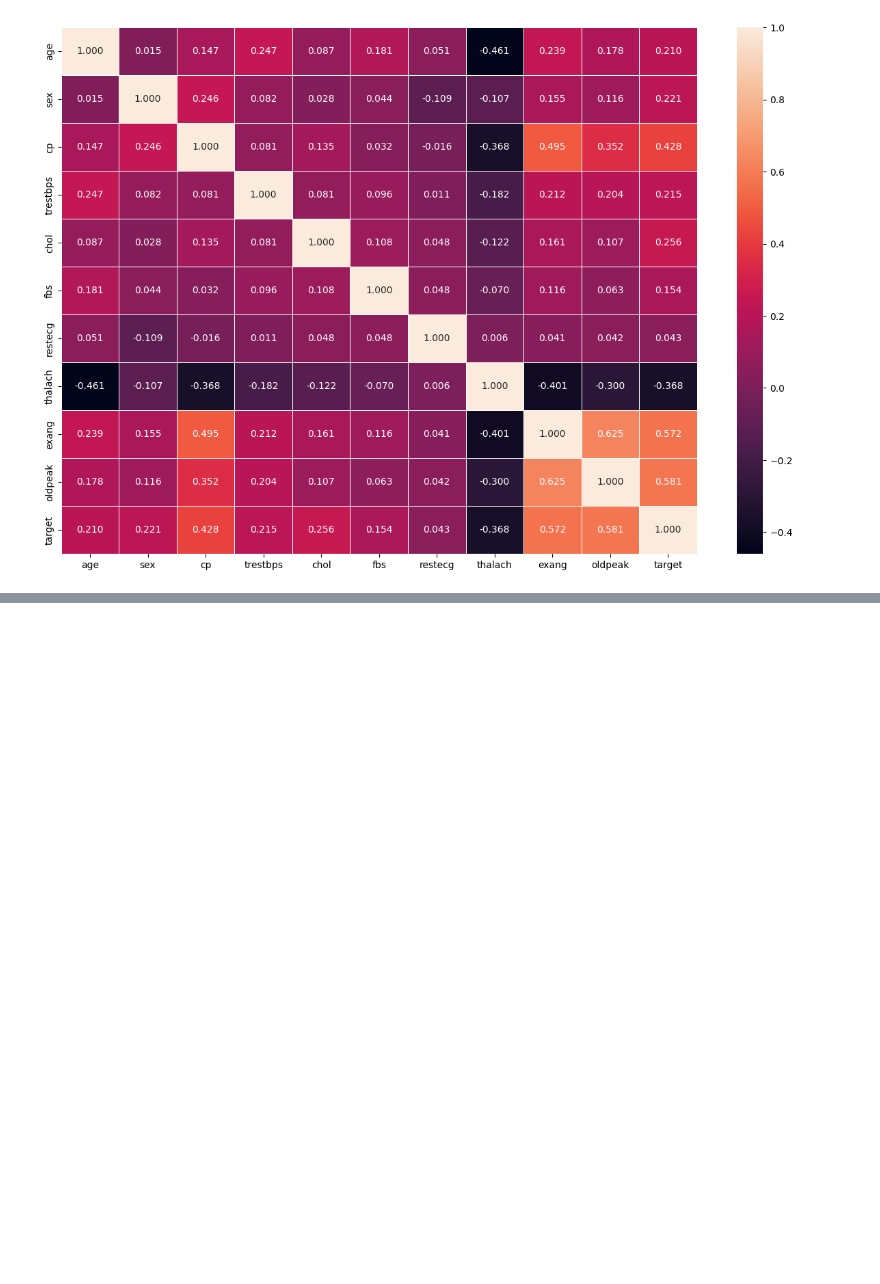
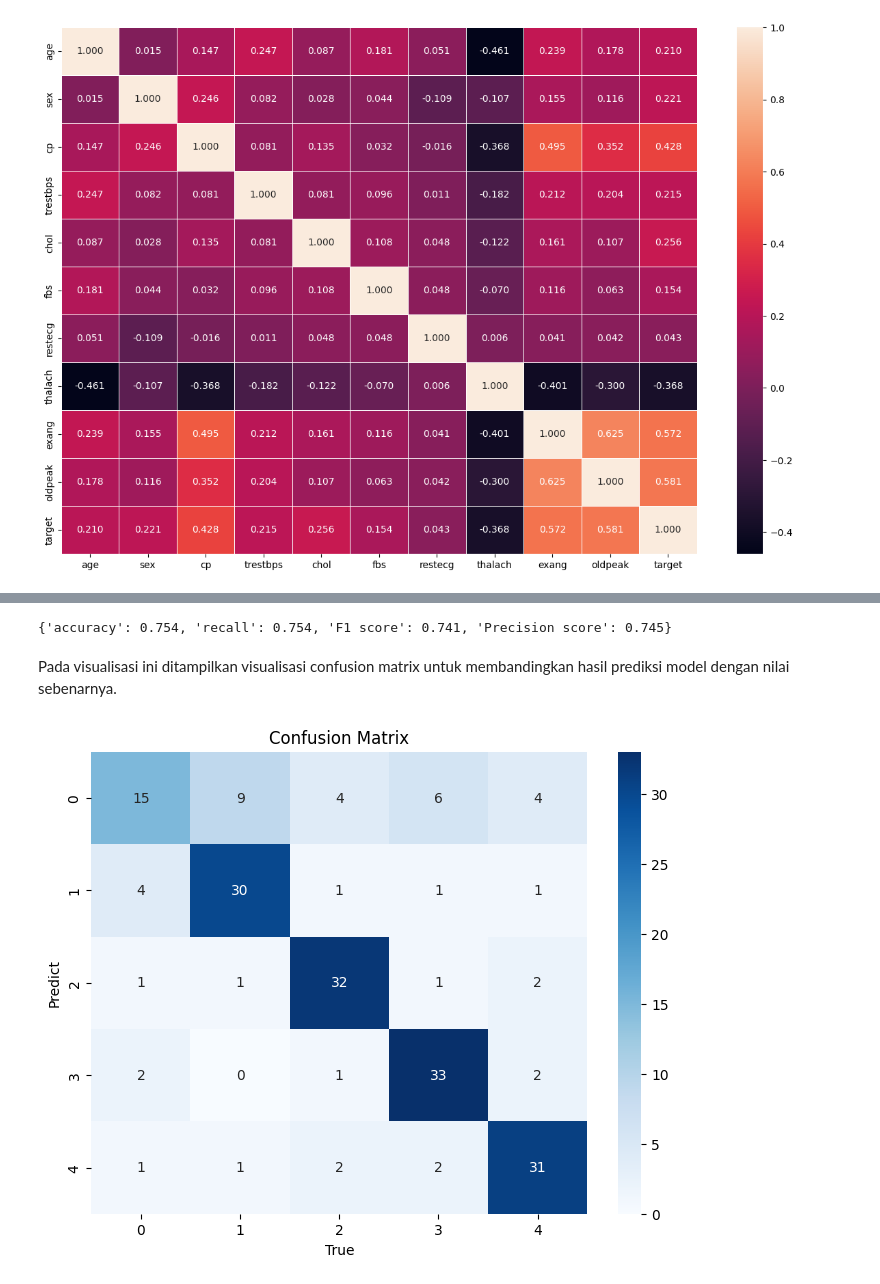
Before and after one commit to IMANIAR17/IMANIAR17-Tugas-Minggu-1-BK-Data-Science, a Jupyter notebook: Tugas_Minggu_1_BK_Data_Science.ipynb, the cells around one changed output, grey strips where cells are left out. Saved outputs shown, nothing was run; the diff lists cells and outputs as text; code cells hidden in the pictures; blank space fills up the shorter version.

```diff
--- a/Tugas_Minggu_1_BK_Data_Science.ipynb
+++ b/Tugas_Minggu_1_BK_Data_Science.ipynb
@@ -444,0 +597,3 @@ sns.heatmap(cor_mat,annot=True,linewidths=0.5,fmt=".3f")
+# %%
+# membagi fitur dan target menjadi data train dan test (untuk yang oversample saja)
+X_train, X_test, y_train, y_test = train_test_split(X_smote_resampled, y_smote_resampled, test_size=0.2, random_state=42,stratify=y_smote_resampled)
@@ -444,0 +632,8 @@ sns.heatmap(cor_mat,annot=True,linewidths=0.5,fmt=".3f")
+# %%
+from sklearn.neighbors import KNeighborsClassifier
+from sklearn.ensemble import RandomForestClassifier
+from xgboost import XGBClassifier
+from sklearn.metrics import accuracy_score, classification_report
+
+knn_model = KNeighborsClassifier(n_neighbors = 3)
+knn_model.fit(X_train, y_train)
@@ -444,0 +645,2 @@ sns.heatmap(cor_mat,annot=True,linewidths=0.5,fmt=".3f")
+# %%
+y_pred_knn = knn_model.predict(X_test)
@@ -444,0 +668,17 @@ sns.heatmap(cor_mat,annot=True,linewidths=0.5,fmt=".3f")
+# %%
+evaluation(y_test,y_pred_knn)
+# %% [output]
+{'accuracy': 0.754, 'recall': 0.754, 'F1 score': 0.741, 'Precision score': 0.745}
+# %% [markdown]
+Pada visualisasi ini ditampilkan visualisasi confusion matrix untuk membandingkan hasil prediksi model dengan nilai sebenarnya.
+# %%
+cm = confusion_matrix(y_test, y_pred_knn)
+
+plt.figure(figsize=(8, 6))
+sns.heatmap(cm, annot=True, fmt="d", cmap="Blues")
+plt.title('Confusion Matrix')
+plt.xlabel('True')
+plt.ylabel('Predict')
+plt.show()
+# %% [output]
+[figure, added]
```
Also changed, not shown: parts of 108 cells of this notebook.
